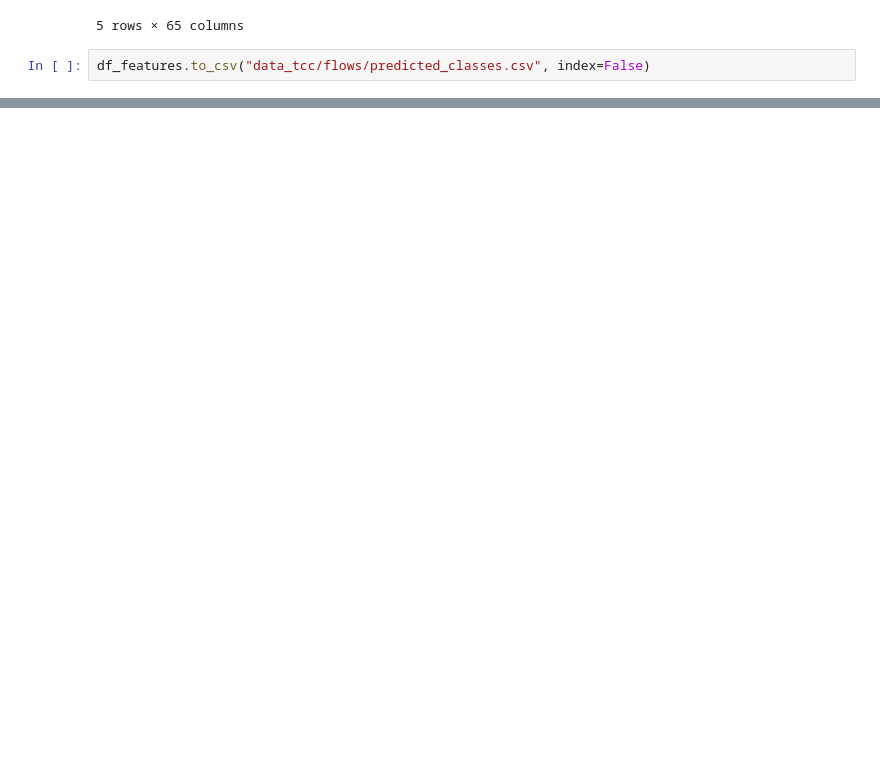
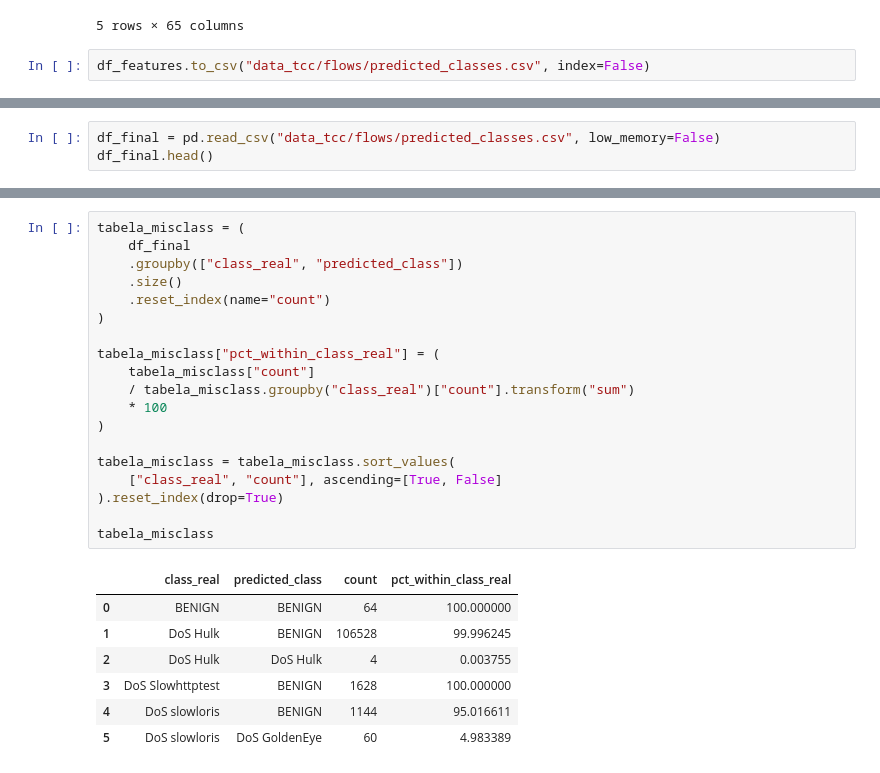
Before and after one commit to AlfredoLSN/Suricata_ML, a Jupyter notebook: tcc_flows.ipynb, the cells around one changed output, grey strips where cells are left out. Saved outputs shown, nothing was run; the diff lists cells and outputs as text; blank space fills up the shorter version.

```diff
--- a/tcc_flows.ipynb
+++ b/tcc_flows.ipynb
@@ -312,0 +317,3 @@ df_features.to_csv("data_tcc/flows/predicted_classes.csv", index=False)
+# %%
+df_final = pd.read_csv("data_tcc/flows/predicted_classes.csv", low_memory=False)
+df_final.head()
@@ -312,0 +328,27 @@ df_features.to_csv("data_tcc/flows/predicted_classes.csv", index=False)
+# %%
+tabela_misclass = (
+    df_final
+    .groupby(["class_real", "predicted_class"])
+    .size()
+    .reset_index(name="count")
+)
+
+tabela_misclass["pct_within_class_real"] = (
+    tabela_misclass["count"]
+    / tabela_misclass.groupby("class_real")["count"].transform("sum")
+    * 100
+)
+
+tabela_misclass = tabela_misclass.sort_values(
+    ["class_real", "count"], ascending=[True, False]
+).reset_index(drop=True)
+
+tabela_misclass
+# %% [output]
+|  | class_real | predicted_class | count | pct_within_class_real |
+| 0 | BENIGN | BENIGN | 64 | 100.000000 |
+| 1 | DoS Hulk | BENIGN | 106528 | 99.996245 |
+| 2 | DoS Hulk | DoS Hulk | 4 | 0.003755 |
+| 3 | DoS Slowhttptest | BENIGN | 1628 | 100.000000 |
+| 4 | DoS slowloris | BENIGN | 1144 | 95.016611 |
+| 5 | DoS slowloris | DoS GoldenEye | 60 | 4.983389 |
```
Also changed, not shown: parts of 6 cells of this notebook, 1 other file.
